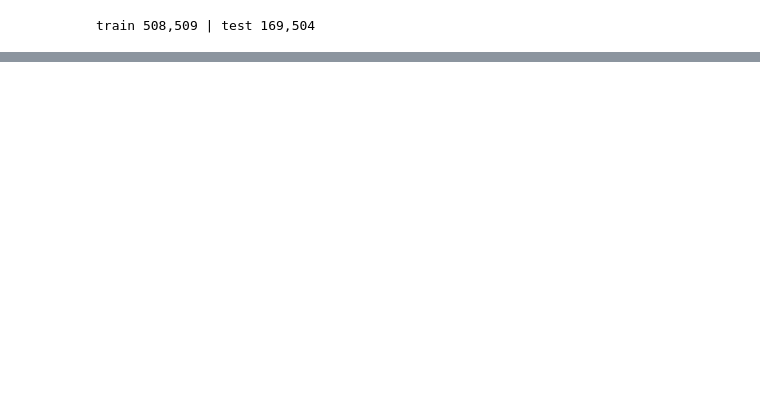
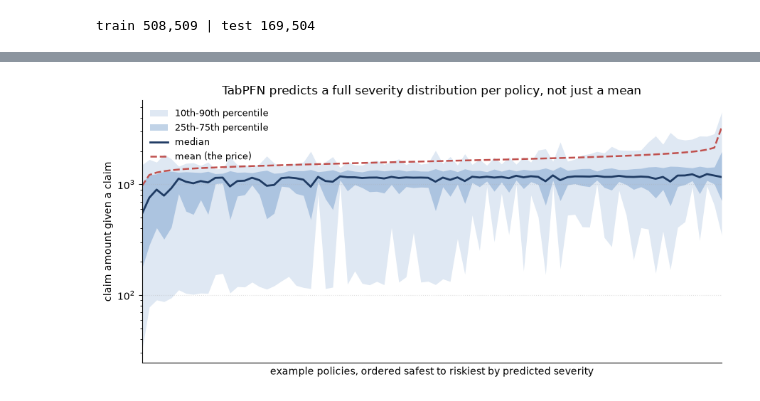
Before and after one commit to PriorLabs/tabpfn-cookbook, a Jupyter notebook: notebooks/insurance_claim_modeling.ipynb, the cells around one changed output, grey strips where cells are left out. Cells and saved outputs as stored; diff of their text form; code cells hidden in the pictures; blank space fills up the shorter version.

```diff
--- a/notebooks/insurance_claim_modeling.ipynb
+++ b/notebooks/insurance_claim_modeling.ipynb
@@ -488,0 +373,12 @@ plt.show()
+# %%
+# Stage 2: severity  E[ClaimAmount | claim > 0], trained on claim rows only.
+pos = (df_train["ClaimAmount"] > 0).values
+reg_sev = TabPFNRegressor(
+    n_estimators=N_ESTIMATORS, ignore_pretraining_limits=True,
+    inference_config={"REGRESSION_Y_PREPROCESS_TRANSFORMS": ("1_plus_log",)},
+)
+reg_sev.fit(X_tr[pos], df_train.loc[pos, "ClaimAmount"])
+sev_mean = reg_sev.predict(X_te_unit)          # mean severity per policy (point estimate)
+
+pp_tabpfn = p_claim * sev_mean
+scores(pp_tabpfn)
@@ -488,0 +407,9 @@ plt.show()
+# %%
+# Pick a spread of example policies across the predicted-severity range, then request the
+# FULL predictive distribution for just those (the client caps full output at a few hundred rows).
+order = np.argsort(sev_mean)
+sel = order[np.linspace(0, len(order) - 1, 80).astype(int)]
+
+dist = reg_sev.predict(X_te_unit.iloc[sel], output_type="full",
+                       quantiles=[0.1, 0.25, 0.5, 0.75, 0.9])
+np.asarray(dist["quantiles"]).shape   # (5 quantiles, len(sel) policies)
@@ -488,0 +426,26 @@ plt.show()
+# %%
+q = np.asarray(dist["quantiles"])            # (5, len(sel)): 0.1, 0.25, 0.5, 0.75, 0.9
+p10, p25, median, p75, p90 = q
+mean = np.asarray(dist["mean"])
+x = np.arange(len(sel))
+
+fig, ax = plt.subplots(figsize=(9, 4.4))
+ax.fill_between(x, p10, p90, color="#4f81bd", alpha=0.18, lw=0, label="10th-90th percentile")
+ax.fill_between(x, p25, p75, color="#4f81bd", alpha=0.35, lw=0, label="25th-75th percentile")
+ax.plot(x, median, color="#1f3b63", lw=2, label="median")
+ax.plot(x, mean, color="#c0504d", lw=1.8, ls="--", label="mean (the price)")
+
+ax.set_yscale("log")
+ax.margins(x=0)
+ax.set_xticks([])
+ax.set_xlabel("example policies, ordered safest to riskiest by predicted severity")
+ax.set_ylabel("claim amount given a claim")
+ax.set_title("TabPFN predicts a full severity distribution per policy, not just a mean")
+ax.grid(axis="y", ls=":", alpha=0.4)
+ax.spines["top"].set_visible(False)
+ax.spines["right"].set_visible(False)
+ax.legend(frameon=False, fontsize=9, loc="upper left")
+plt.tight_layout()
+plt.show()
+# %% [output]
+[figure, added]
```
Also changed, not shown: parts of 63 cells of this notebook, 4 other files.
